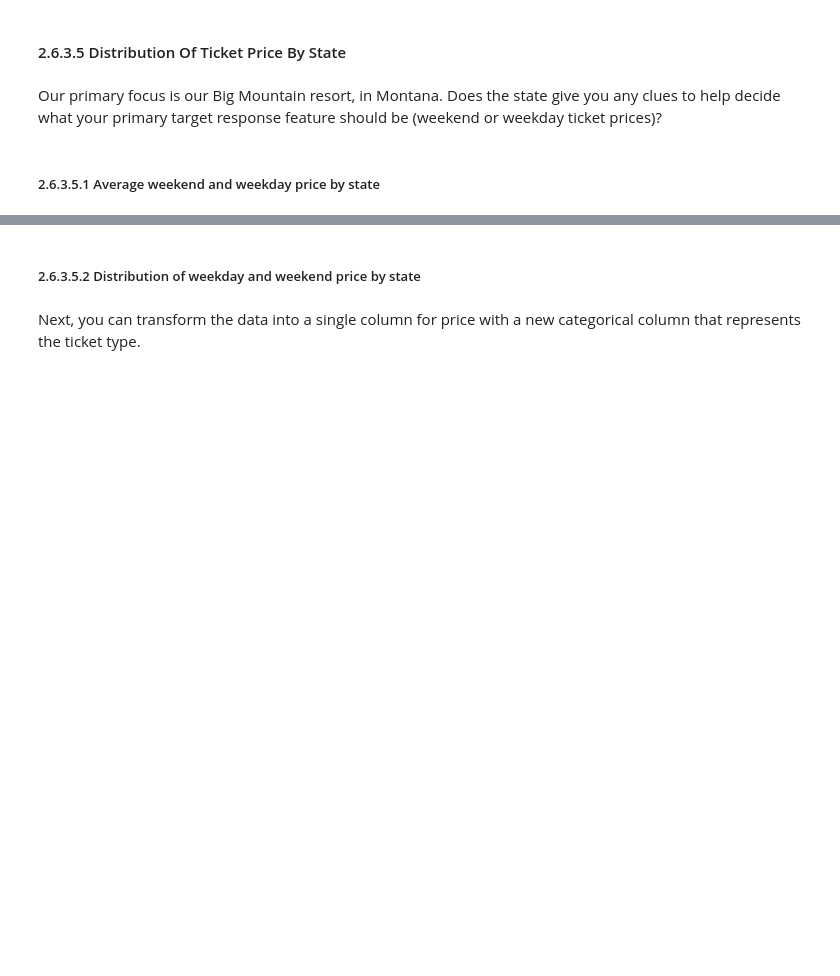
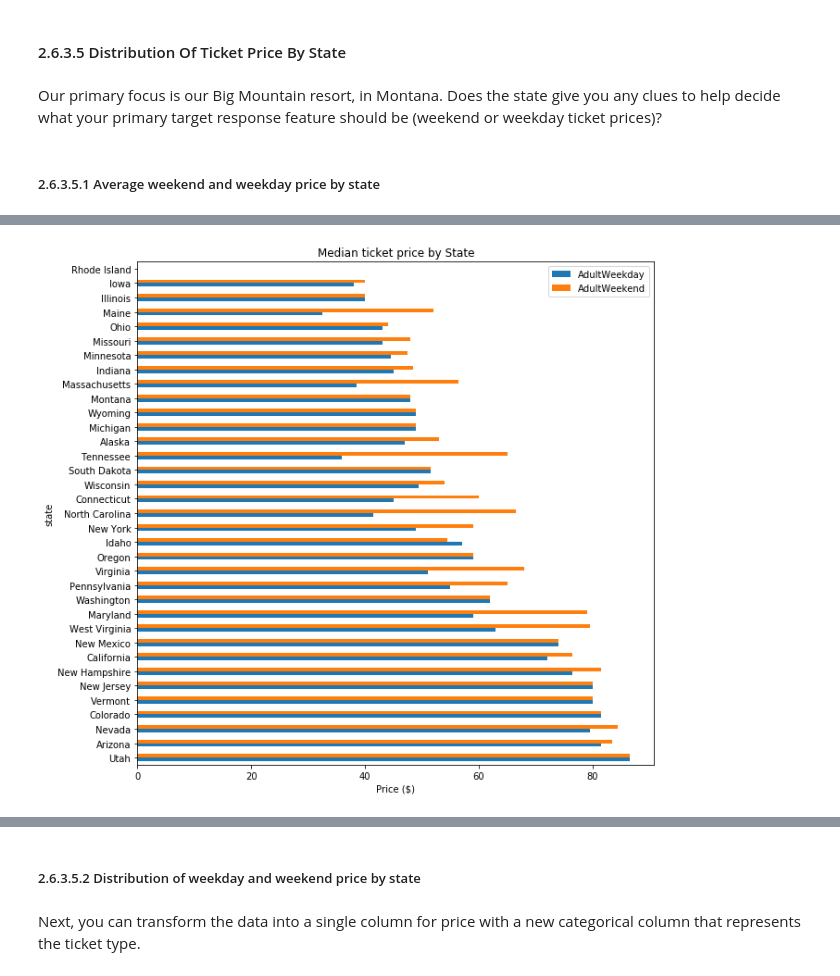
Before and after one commit to gyanamhazarika2/DataScienceGuidedCapstone, a Jupyter notebook: Notebooks/02_data_wrangling.ipynb, the cells around one changed output, grey strips where cells are left out. Saved outputs shown, nothing was run; the diff lists cells and outputs as text; code cells hidden in the pictures; blank space fills up the shorter version.

```diff
--- a/Notebooks/02_data_wrangling.ipynb
+++ b/Notebooks/02_data_wrangling.ipynb
@@ -326,0 +408,12 @@ The figure above represents a dataframe with two columns, one for the average pr
+# %%
+
+
+state_price_means = ski_data.groupby('state')[['AdultWeekday', 'AdultWeekend']].median()
+state_price_means.head()
+(state_price_means.reindex(index=state_price_means.median(axis=1)
+    .sort_values(ascending=False)
+    .index)
+    .plot(kind='barh', figsize=(10, 10), title='Median ticket price by State'))
+plt.xlabel('Price ($)');
+# %% [output]
+[figure, added]
```
Also changed, not shown: parts of 19 cells of this notebook.
